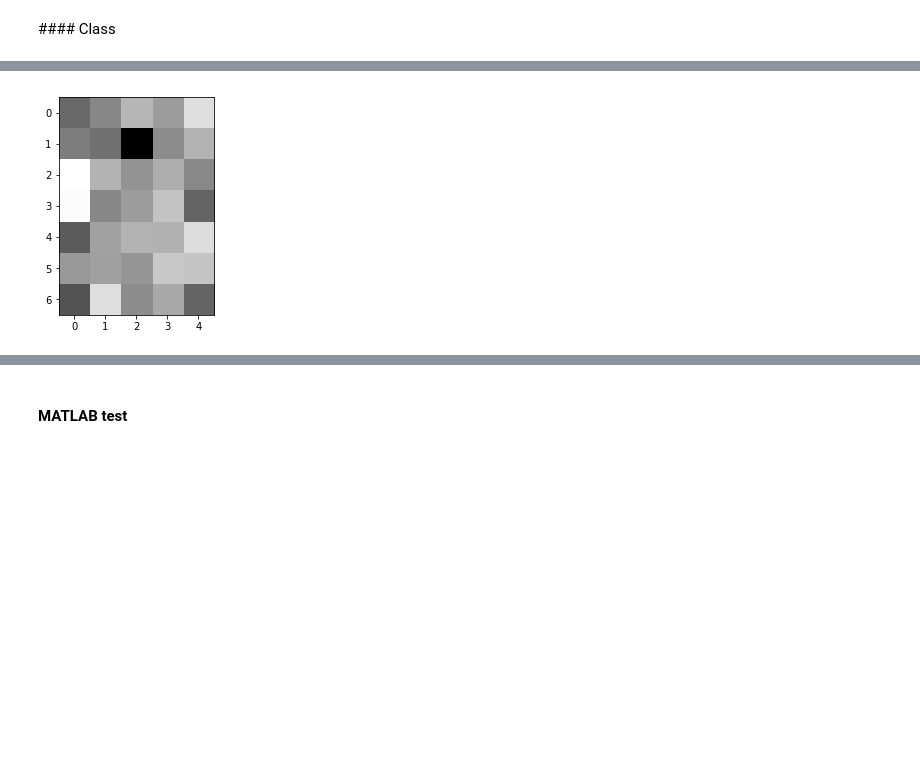
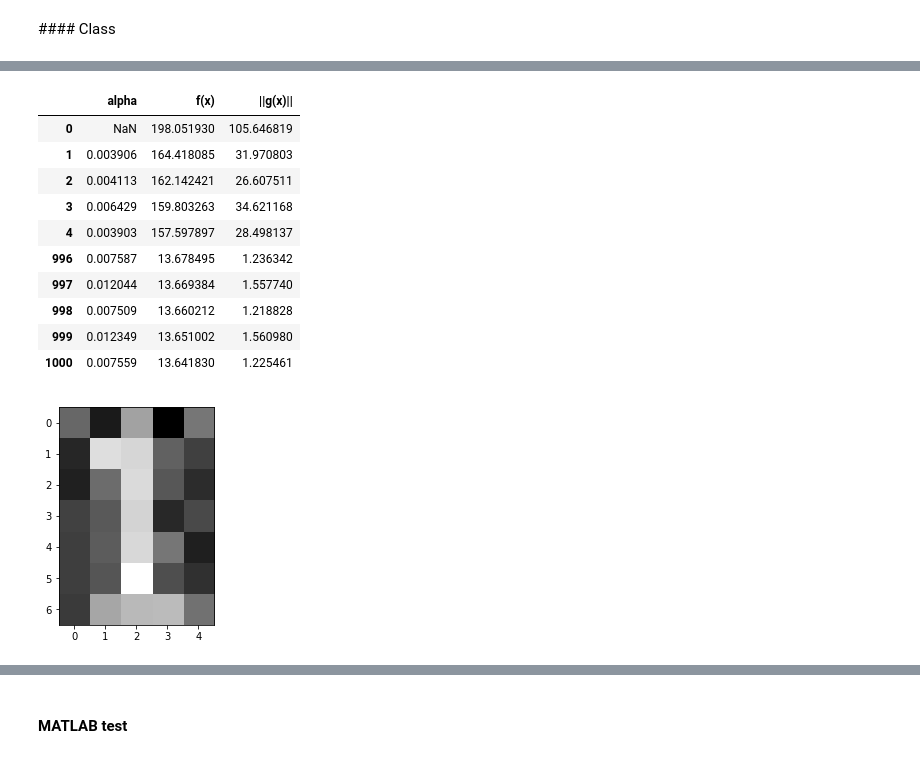
Before and after one commit to margaritageleta/SLNN, a Jupyter notebook: Untitled1.ipynb, the cells around one changed output, grey strips where cells are left out. Cells and saved outputs as stored; diff of their text form; code cells hidden in the pictures; blank space fills up the shorter version.

```diff
--- a/Untitled1.ipynb
+++ b/Untitled1.ipynb
@@ -229,3 +132,10 @@ array([0., 1., 0., 0., 0., 0., 0., 0., 0., 0., 1., 1., 0., 0., 1., 1., 1.,
+# %%
+def print_result(data):
+    if len(data) < 10:
+        return data
+    data_out = data.head(5)
+    data_out = data_out.append(data.tail(5))
+    return data_out
 # %% [markdown]
 #### Class
 # %%
@@ -309,10 +219,13 @@ class SLNN:
     def __init__(self, n = 35):
         self.weights    = np.random.normal(size = n)[None, :]
         self._trained = False
+        self.out = None
 
-    def train(self, optimizer, x, y, p = 0, epsilon=10e-6, kmax = 500):
+    def train(self, optimizer, x, y, p = 0, epsilon=10e-6, kmax = 1000):
         if optimizer == "GM":
-            self.weights =   GM(self.weights, lambda w: loss(w, x, y, p), lambda w: g_loss(w, x, y, p), epsilon, kmax)
+            output = GM(self.weights, lambda w: loss(w, x, y, p), lambda w: g_loss(w, x, y, p), epsilon, kmax)
+            self.weights = output[0]
+            self.out = output[1]
         elif optimizer == "CGM":
             self.weights =  CGM(self.weights, lambda w: loss(w, x, y, p), lambda w: g_loss(w, x, y, p), epsilon, kmax, "FR", 0)
         elif optimizer == "BFGS":
@@ -333,18 +246,25 @@ class SLNN:
         if not self._trained:
             print("Model is not trained yet")
         else:
-            print(f"SLNN of {len(np.squeeze(self.weights))} neurons")
-            print(f"Train data: {len(self.x)} observations")
-            print(f"Chosen optimization routine: {self.optimizer}")
-            print(f"Regularization parameter: {self.p}")
-            print("Loss: ", loss(self.weights, self.x, self.y, self.p))
-            print(f"Training accuracy: {self.accuracy(self.x, self.y)}%")
-            print(f"Test accuracy: {self.accuracy(Xte, yte)}%")
+            print(f"Single Layer Neural Network (SLNN)")
+            print("-"*75)
+            print(f"Input size:\t\t\t{len(np.squeeze(self.weights))}")
+            print(f"Output size:\t\t\t1 (binary)")
+            print("-"*75)
+            print(f"Train data:\t\t\t{len(self.x)} observations")
+            print(f"Chosen optimization routine:\t{self.optimizer}")
+            print(f"Regularization parameter:\t{self.p}")
+            print(f"Loss:\t\t\t\t{loss(self.weights, self.x, self.y, self.p)[0]}")
+            print(f"Training accuracy:\t\t{self.accuracy(self.x, self.y)}%")
+            print(f"Test accuracy:\t\t\t{self.accuracy(Xte, yte)}%")
+            print("-"*75)
             print("Gradient: \n", g_loss(self.weights, self.x, self.y, self.p))
+            print("-"*75)
             num_show(self.weights)
+            return print_result(self.out)
 # %%
-train, test, ytr, yte = gen_data(123456, 500, [8], 0.5, 0.1)
+train, test, ytr, yte = gen_data(123456, 500, [1], 0.5, 0.3)
 slnnGM = SLNN()
-slnnGM.train("BFGS", train, ytr)
+slnnGM.train("GM", train, ytr)
 slnnGM.summary(test, yte)
 # %% [output]
@@ -368,4 +291,15 @@ Gradient:
+|  | alpha | f(x) | ||g(x)|| |
+| 0 | NaN | 198.051930 | 105.646819 |
+| 1 | 0.003906 | 164.418085 | 31.970803 |
+| 2 | 0.004113 | 162.142421 | 26.607511 |
+| 3 | 0.006429 | 159.803263 | 34.621168 |
+| 4 | 0.003903 | 157.597897 | 28.498137 |
+| 996 | 0.007587 | 13.678495 | 1.236342 |
+| 997 | 0.012044 | 13.669384 | 1.557740 |
+| 998 | 0.007509 | 13.660212 | 1.218828 |
+| 999 | 0.012349 | 13.651002 | 1.560980 |
+| 1000 | 0.007559 | 13.641830 | 1.225461 |
-[figure, old version]
+[figure, new version]
 # %%
 train, test, ytr, yte = gen_data(123456, 500, [1], 0.5, 0)
 nnetGM = nnet(train, ytr)
```
Also changed, not shown: parts of 17 cells of this notebook, 3 other files.
